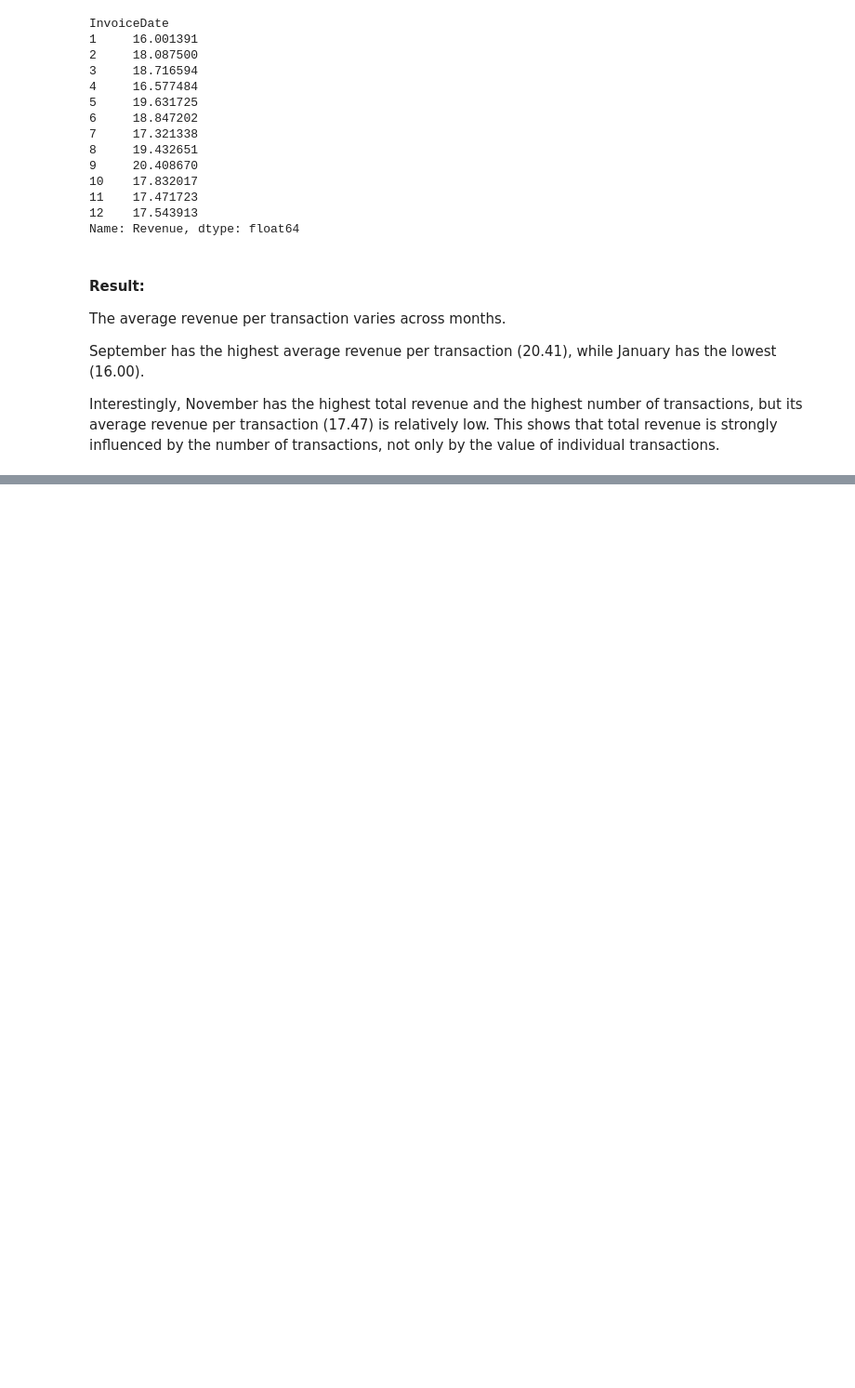
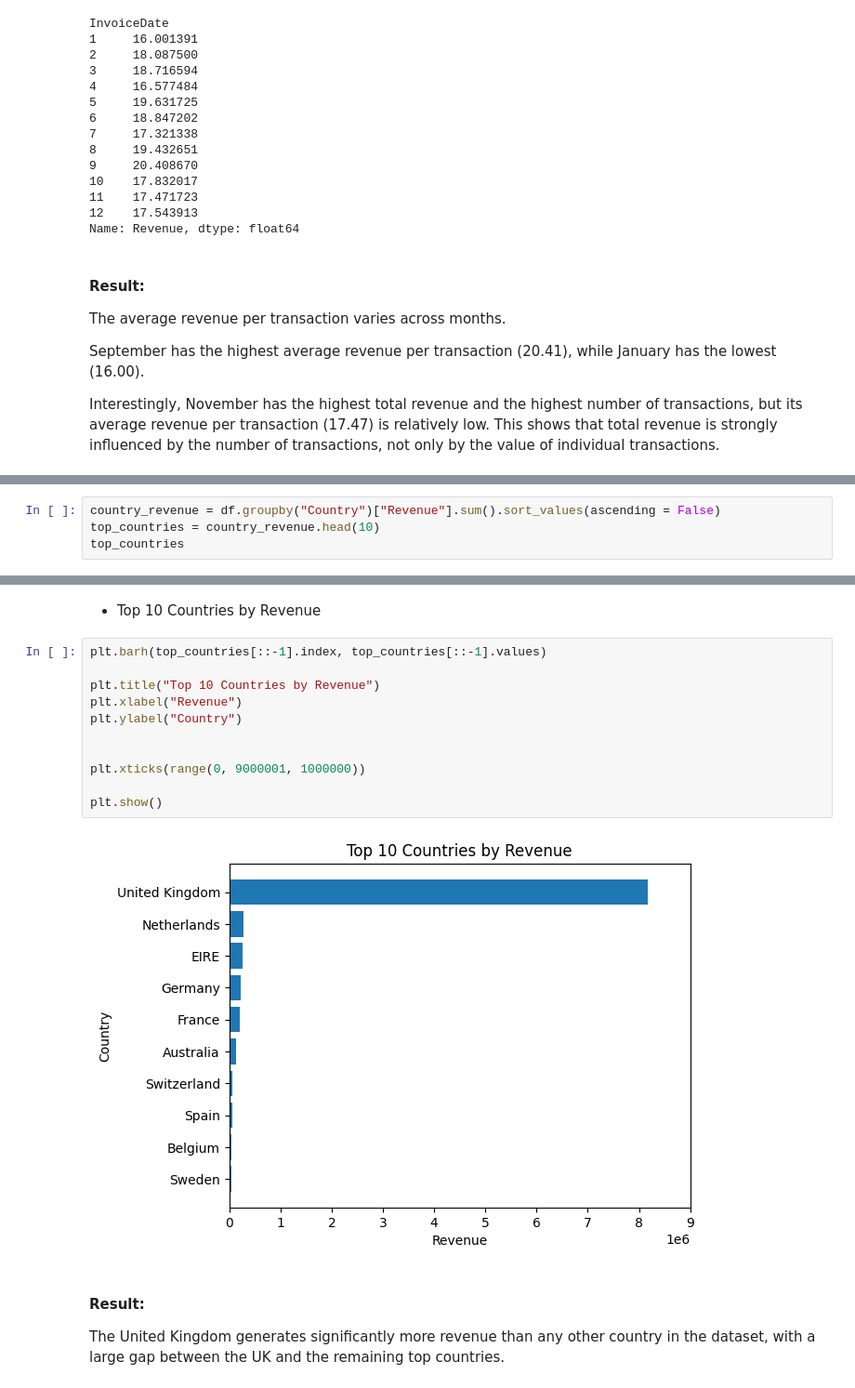
Before and after one commit to aylinshojazade/online-retail-analysis, a Jupyter notebook: analysis.ipynb, the cells around one changed output, grey strips where cells are left out. Shown at 93% size. Saved outputs shown, nothing was run; the diff lists cells and outputs as text; blank space fills up the shorter version.

```diff
--- a/analysis.ipynb
+++ b/analysis.ipynb
@@ -565,0 +638,4 @@ Interestingly, November has the highest total revenue and the highest number of
+# %%
+country_revenue = df.groupby("Country")["Revenue"].sum().sort_values(ascending = False)
+top_countries = country_revenue.head(10)
+top_countries
@@ -565,0 +655,19 @@ Interestingly, November has the highest total revenue and the highest number of
+# %% [markdown]
+- Top 10 Countries by Revenue
+# %%
+plt.barh(top_countries[::-1].index, top_countries[::-1].values)
+
+plt.title("Top 10 Countries by Revenue")
+plt.xlabel("Revenue")
+plt.ylabel("Country")
+
+
+plt.xticks(range(0, 9000001, 1000000))
+
+plt.show()
+# %% [output]
+[figure, added]
+# %% [markdown]
+#### Result:
+
+The United Kingdom generates significantly more revenue than any other country in the dataset, with a large gap between the UK and the remaining top countries.
```
Also changed, not shown: parts of 16 cells of this notebook.
